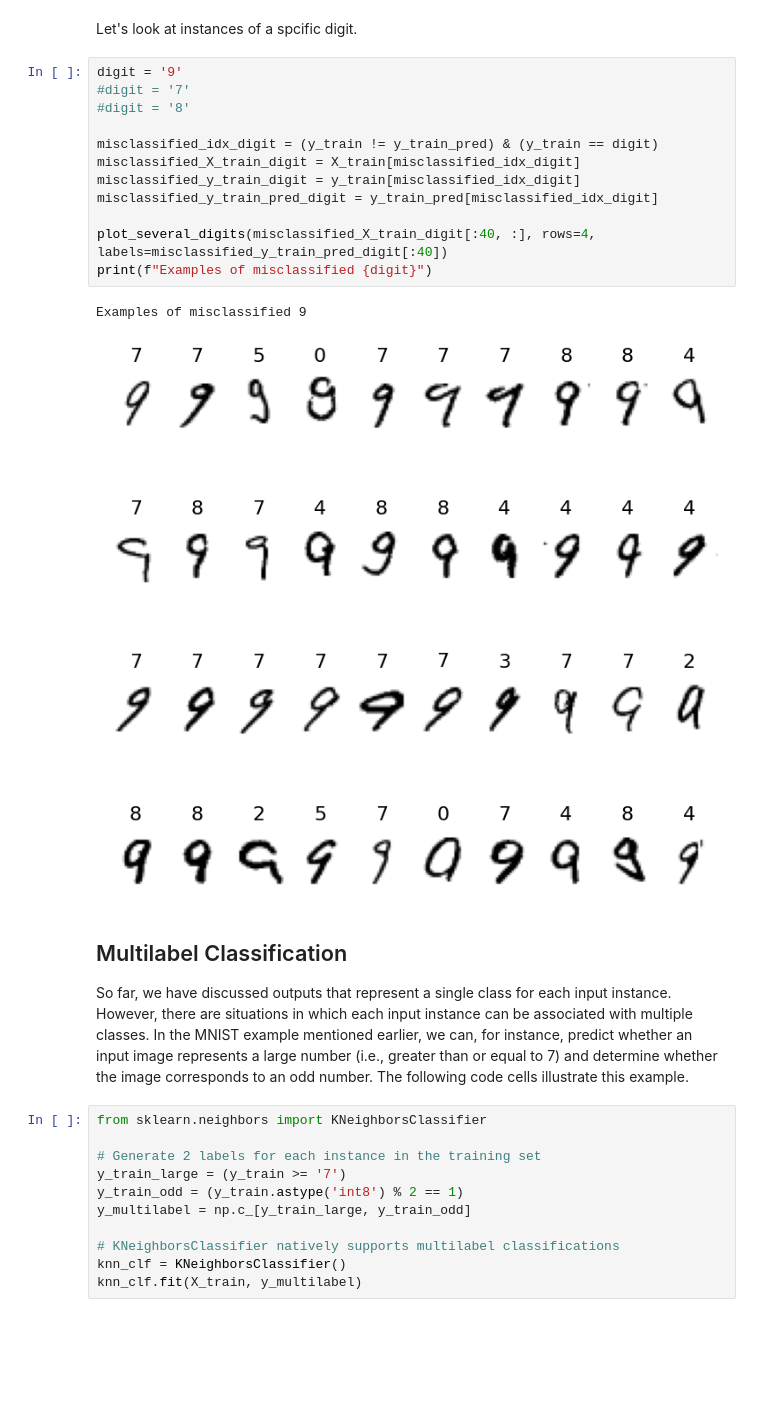
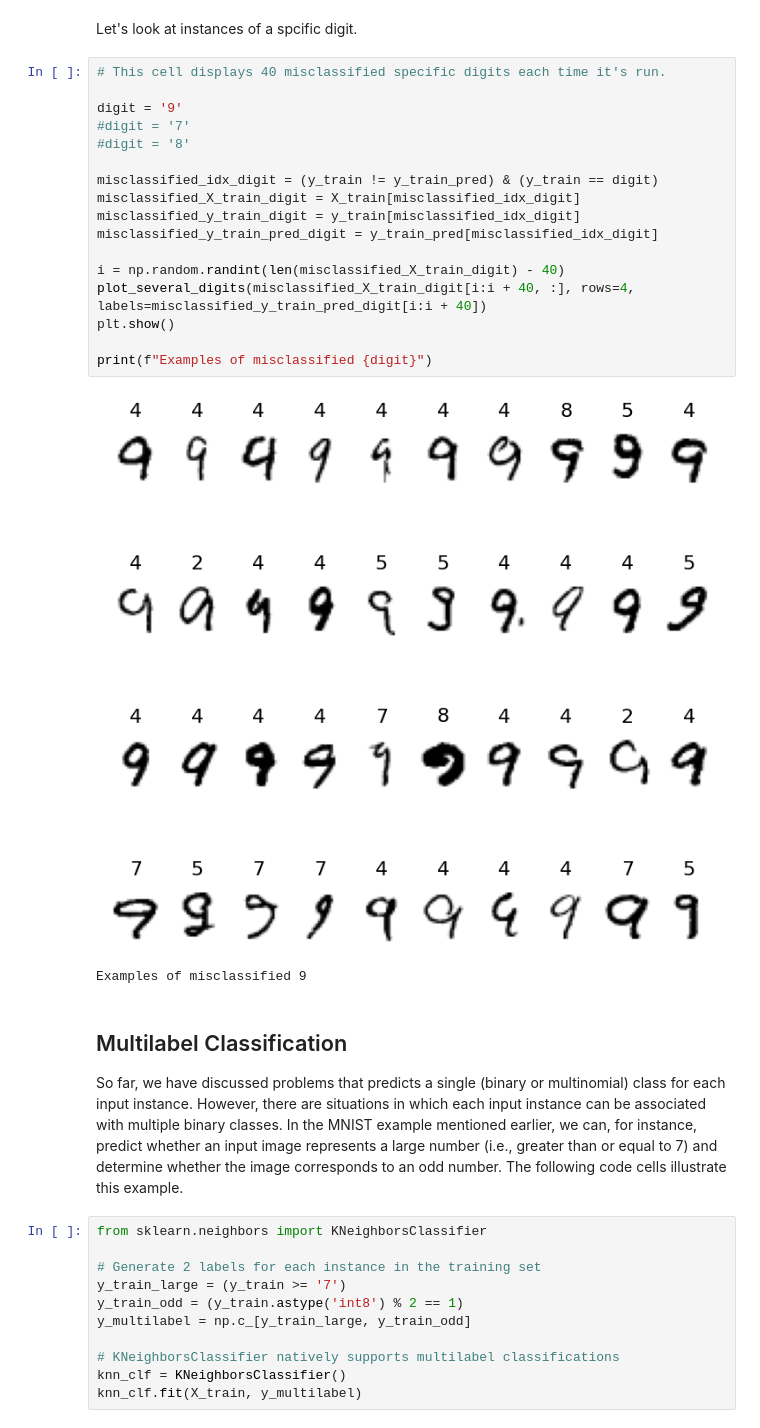
Before and after one commit to aseddin/F23_ECE4715, a Jupyter notebook: 2_classification.ipynb, the cells around one changed output. Cells and saved outputs as stored; diff of their text form; blank space fills up the shorter version.

```diff
--- a/2_classification.ipynb
+++ b/2_classification.ipynb
@@ -905,24 +917,29 @@ plot_several_digits(misclassified_X_train[:40, :], rows=4, labels=misclassified_
 # %% [markdown]
 Let's look at instances of a spcific digit.
 # %%
+# This cell displays 40 misclassified specific digits each time it's run.
+
 digit = '9'
 #digit = '7'
 #digit = '8'
 
 misclassified_idx_digit = (y_train != y_train_pred) & (y_train == digit)
 misclassified_X_train_digit = X_train[misclassified_idx_digit]
 misclassified_y_train_digit = y_train[misclassified_idx_digit]
 misclassified_y_train_pred_digit = y_train_pred[misclassified_idx_digit]
 
-plot_several_digits(misclassified_X_train_digit[:40, :], rows=4, labels=misclassified_y_train_pred_digit[:40])
+i = np.random.randint(len(misclassified_X_train_digit) - 40)
+plot_several_digits(misclassified_X_train_digit[i:i + 40, :], rows=4, labels=misclassified_y_train_pred_digit[i:i + 40])
+plt.show()
+
 print(f"Examples of misclassified {digit}")
 # %% [output]
+[figure, new version]
 Examples of misclassified 9
-[figure, old version]
 # %% [markdown]
 ## Multilabel Classification
 
-So far, we have discussed outputs that represent a single class for each input instance. However, there are situations in which each input instance can be associated with multiple classes. In the MNIST example mentioned earlier, we can, for instance, predict whether an input image represents a large number (i.e., greater than or equal to 7) and determine whether the image corresponds to an odd number. The following code cells illustrate this example.
+So far, we have discussed problems that predicts a single (binary or multinomial) class for each input instance. However, there are situations in which each input instance can be associated with multiple binary classes. In the MNIST example mentioned earlier, we can, for instance, predict whether an input image represents a large number (i.e., greater than or equal to 7) and determine whether the image corresponds to an odd number. The following code cells illustrate this example.
 # %%
 from sklearn.neighbors import KNeighborsClassifier
 
```
Also changed, not shown: parts of 10 cells of this notebook.
